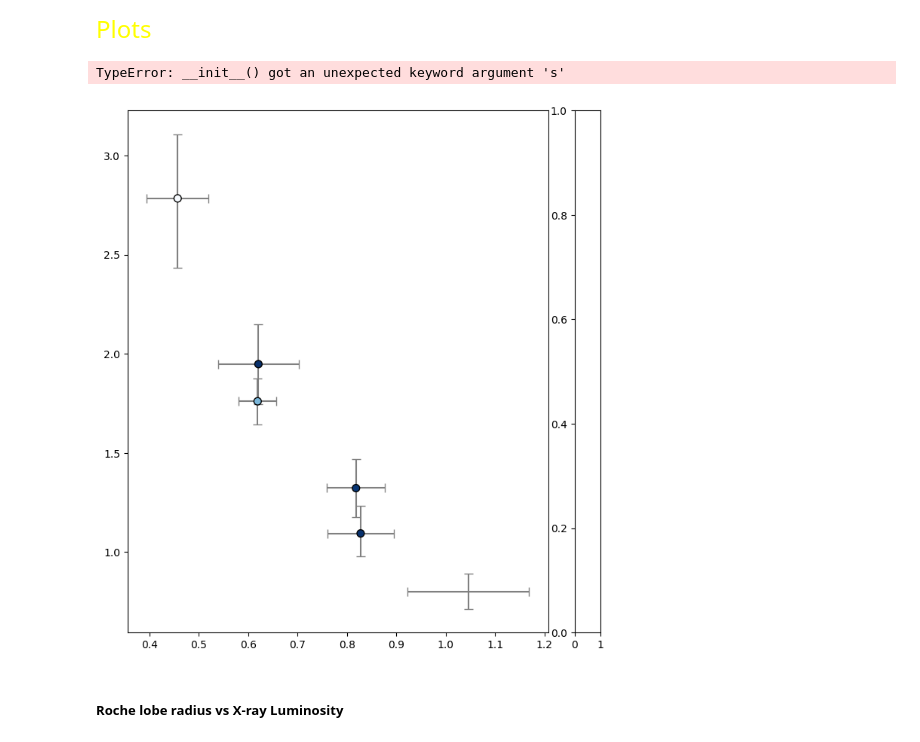
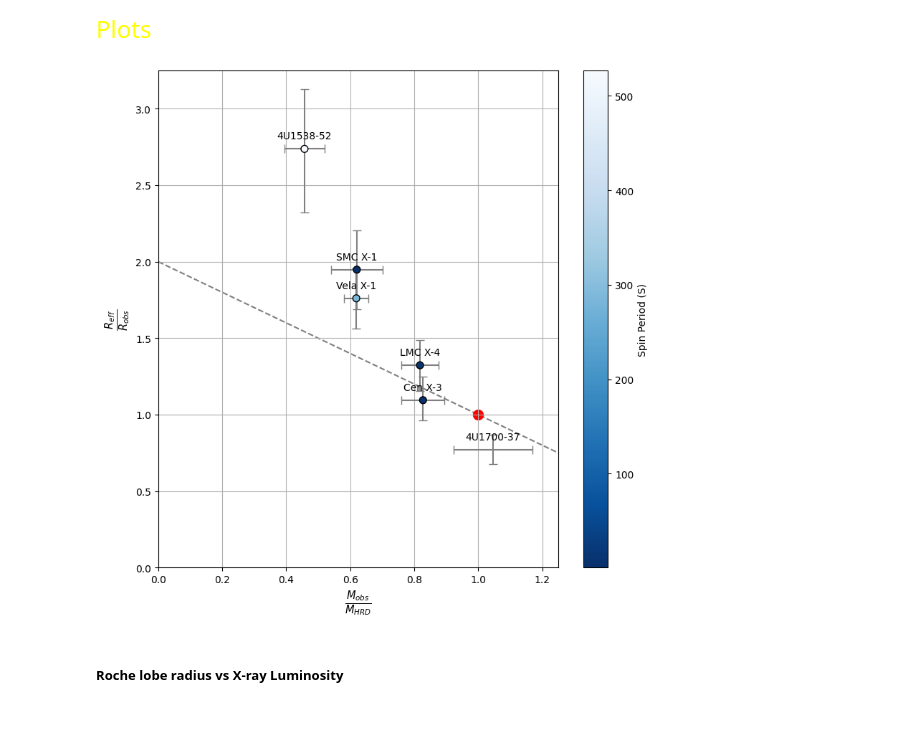
Before and after one commit to LvV210/MasterProject, a Jupyter notebook: HMXBparameters/plot.ipynb, the cells around one changed output. Drawn from its saved outputs; the diff is of its cells as text; code cells hidden in the pictures.

```diff
--- a/HMXBparameters/plot.ipynb
+++ b/HMXBparameters/plot.ipynb
@@ -10,3 +8,5 @@ df_AllParameters = pd.read_csv('../tables/results/ALLPARAMETERSfinal.csv')
+# %%
+df_AllParameters = pd.read_excel('/mnt/c/Users/luukv/Documenten/NatuurSterrkenkundeMasterProject/CodeMP/MasterProject/tables/Parameters/AllParam.xlsx')
 # %% [markdown]
 <font color='yellow' size=5> Plots </font>
 # %%
@@ -17,66 +17,40 @@ def error_fraction(A, dA, B, dB):
 
 
 
-MM = (df_AllParameters['Mopt'] / df_AllParameters['M_BONN_final']).tolist()
-RR = (df_AllParameters['R_exp_final'] / df_AllParameters['Ropt']).tolist()
+MM = (df_AllParameters['Mopt'] / df_AllParameters['Mhrd']).tolist()
+RR = (df_AllParameters['Reff'] / df_AllParameters['Ropt']).tolist()
 
 MM_high = error_fraction(A=df_AllParameters['Mopt'], dA=df_AllParameters['Mopt_err'],
-                         B=df_AllParameters['M_BONN_final'], dB=df_AllParameters['M_BONN_final_err_high']).tolist()
+                         B=df_AllParameters['Mhrd'], dB=df_AllParameters['Mhrd_err']).tolist()
 MM_low = error_fraction(A=df_AllParameters['Mopt'], dA=df_AllParameters['Mopt_err'],
-                         B=df_AllParameters['M_BONN_final'], dB=df_AllParameters['M_BONN_final_err_low']).tolist()
+                         B=df_AllParameters['Mhrd'], dB=df_AllParameters['Mhrd_err']).tolist()
 
 
-RR_high = error_fraction(A=df_AllParameters['R_exp_final'], dA=df_AllParameters['R_exp_final_err_high'],
+RR_high = error_fraction(A=df_AllParameters['Reff'], dA=df_AllParameters['Reff+'],
                          B=df_AllParameters['Ropt'], dB=df_AllParameters['Ropt_err']).tolist()
-RR_low = error_fraction(A=df_AllParameters['R_exp_final'], dA=df_AllParameters['R_exp_final_err_low'],
+RR_low = error_fraction(A=df_AllParameters['Reff'], dA=df_AllParameters['Reff-'],
                          B=df_AllParameters['Ropt'], dB=df_AllParameters['Ropt_err']).tolist()
-# %%
-M_exp = {
-    'SMC X-1': 29,
-    'LMC X-4': 22,
-    'Vela X-1': 42,
-    'Cen X-3': 29,
-    '4U1538-52': 35,
-    '4U1700-37': 44
-}
-M_exp_err = {
-    'SMC X-1': 2,
-    'LMC X-4': 1,
-    'Vela X-1': 2,
-    'Cen X-3': 2,
-    '4U1538-52': 2,
-    '4U1700-37': 2
-}
-df_AllParameters['M_exp_final'] = df_AllParameters['id'].map(M_exp)
-df_AllParameters['M_exp_final_err'] = df_AllParameters['id'].map(M_exp_err)
-
-MM = (df_AllParameters['Mopt'] / df_AllParameters['M_exp_final']).tolist()
-MM_high = error_fraction(A=df_AllParameters['Mopt'], dA=df_AllParameters['Mopt_err'],
-                         B=df_AllParameters['M_exp_final'], dB=df_AllParameters['M_exp_final_err']).tolist()
-MM_low = error_fraction(A=df_AllParameters['Mopt'], dA=df_AllParameters['Mopt_err'],
-                         B=df_AllParameters['M_exp_final'], dB=df_AllParameters['M_exp_final_err']).tolist()
 # %%
 # R_asymmetric_err = [df_AllParameters['R_expected/R_true_err_low'].tolist(), df_AllParameters['R_expected/R_true_err_high'].tolist()]
 R_asymmetric_err = [RR_low, RR_high]
 M_asymmetric_err = [MM_low, MM_high]
 plt.figure(figsize=(9,9))
 plt.errorbar(MM, RR, yerr=R_asymmetric_err, xerr=M_asymmetric_err, fmt='none', ecolor='gray', capsize=4, zorder=2)
-plt.scatter(MM, RR, c=df_AllParameters['P_spin'].tolist(), cmap='Blues_r', edgecolors='black', s=50, zorder=3)
+plt.scatter(MM, RR, c=df_AllParameters['Ps'].tolist(), cmap='Blues_r', edgecolors='black', s=50, zorder=3)
 plt.colorbar(label='Spin Period (S)')  # Add color bar with label
 plt.plot([0, 2], [2, 0], linestyle='--', color='grey', zorder=1)
 plt.scatter(1, 1, s=100, color='red')
 # Add labels to each point
 for i, label in enumerate(df_AllParameters["id"].tolist()):
     plt.annotate(label, (MM[i], RR[i]), textcoords="offset points", xytext=(0,10), ha='center')
 plt.ylim(0, 3.25)
 plt.xlim(0, 1.25)
 plt.grid(True)
 plt.xlabel(r"$\frac{M_{obs}}{M_{HRD}}$", fontsize=15)
 plt.ylabel(r"$\frac{R_{eff}}{R_{obs}}$", fontsize=15)
 plt.show()
 # %% [output]
-TypeError: __init__() got an unexpected keyword argument 's'
-[figure, old version]
+[figure, new version]
 # %% [markdown]
 ##### Roche lobe radius vs X-ray Luminosity
 # %%
```
Also changed, not shown: parts of 13 cells of this notebook, 15 other files.
